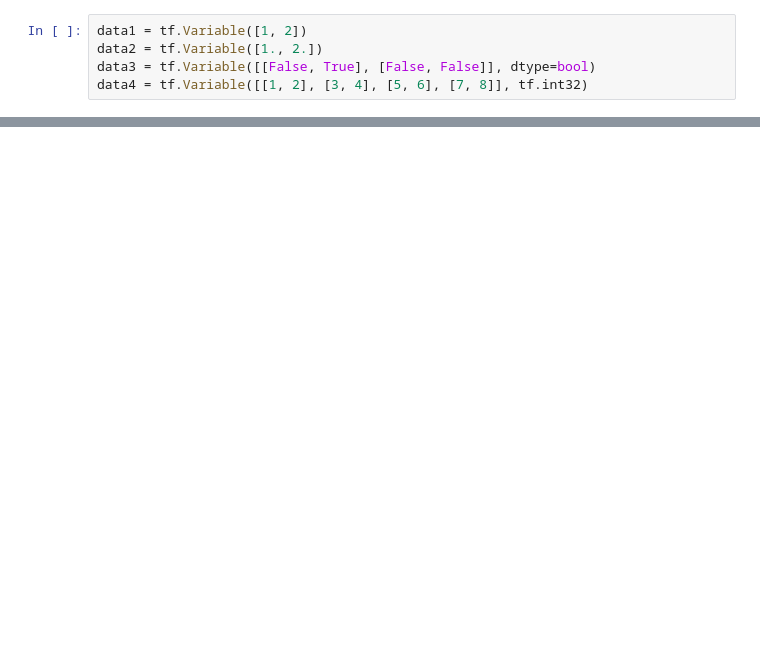
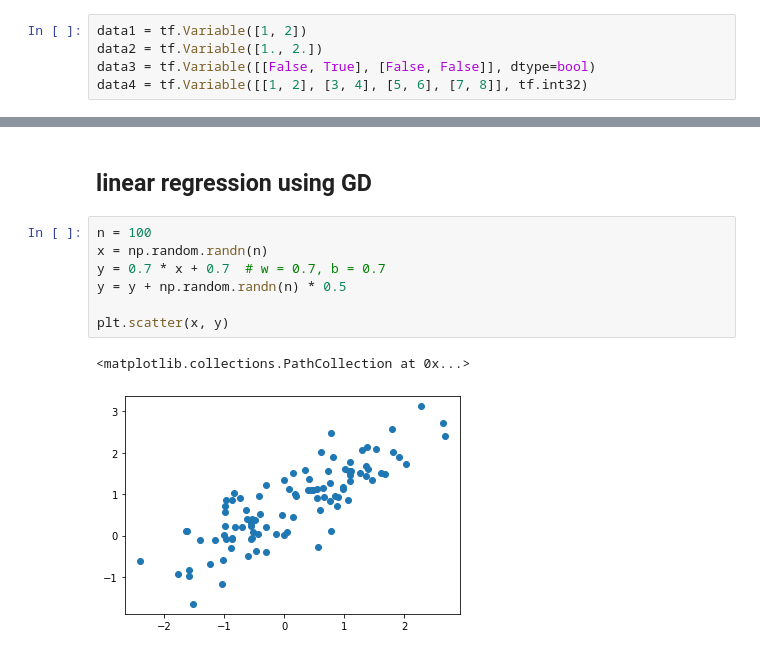
Before and after one commit to r0cd7b/DSAC, a Jupyter notebook: Lab0_Tensorflow1_x.ipynb, the cells around one changed output, grey strips where cells are left out. Cells and saved outputs as stored; diff of their text form; blank space fills up the shorter version.

```diff
--- a/Lab0_Tensorflow1_x.ipynb
+++ b/Lab0_Tensorflow1_x.ipynb
@@ -76,0 +124,12 @@ data4 = tf.Variable([[1, 2], [3, 4], [5, 6], [7, 8]], tf.int32)
+# %% [markdown]
+## linear regression using GD
+# %%
+n = 100
+x = np.random.randn(n)
+y = 0.7 * x + 0.7  # w = 0.7, b = 0.7
+y = y + np.random.randn(n) * 0.5
+
+plt.scatter(x, y)
+# %% [output]
+<matplotlib.collections.PathCollection at 0x...>
+[figure, added]
```
Also changed, not shown: parts of 13 cells of this notebook.
